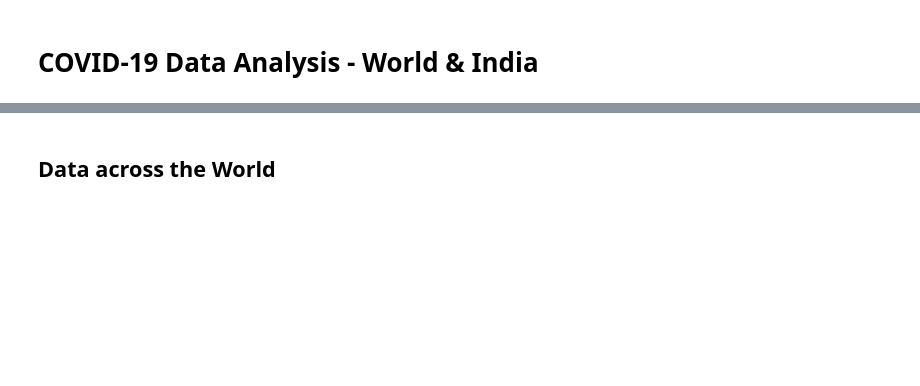
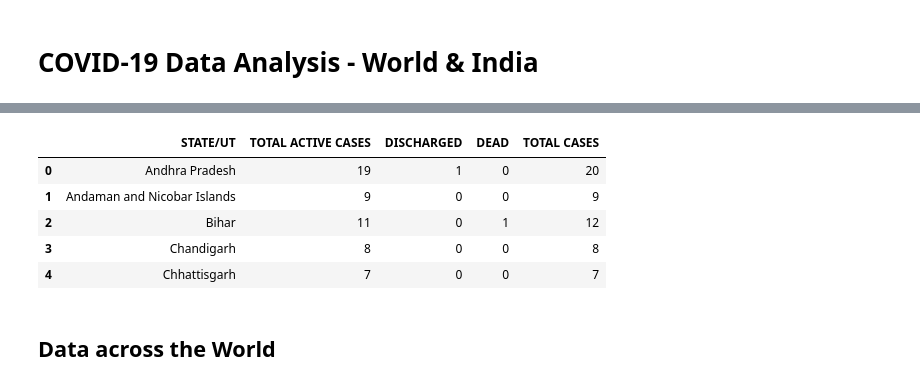
Before and after one commit to Ram-95/Python_Applications, a Jupyter notebook: Corona Tracker/COVID-19_Data_Analysis.ipynb, the cells around one changed output, grey strips where cells are left out. Drawn from its saved outputs; the diff is of its cells as text; code cells hidden in the pictures; blank space fills up the shorter version.

```diff
--- a/Corona Tracker/COVID-19_Data_Analysis.ipynb
+++ b/Corona Tracker/COVID-19_Data_Analysis.ipynb
@@ -40,3 +40,12 @@ df2.tail()
+# %%
+df3.head()
+# %% [output]
+|  | STATE/UT | TOTAL ACTIVE CASES | DISCHARGED | DEAD | TOTAL CASES |
+| 0 | Andhra Pradesh | 19 | 1 | 0 | 20 |
+| 1 | Andaman and Nicobar Islands | 9 | 0 | 0 | 9 |
+| 2 | Bihar | 11 | 0 | 1 | 12 |
+| 3 | Chandigarh | 8 | 0 | 0 | 8 |
+| 4 | Chhattisgarh | 7 | 0 | 0 | 7 |
 # %% [markdown]
 ## Data across the World
 # %%
```
Also changed, not shown: parts of 4 cells of this notebook, 3 other files.
